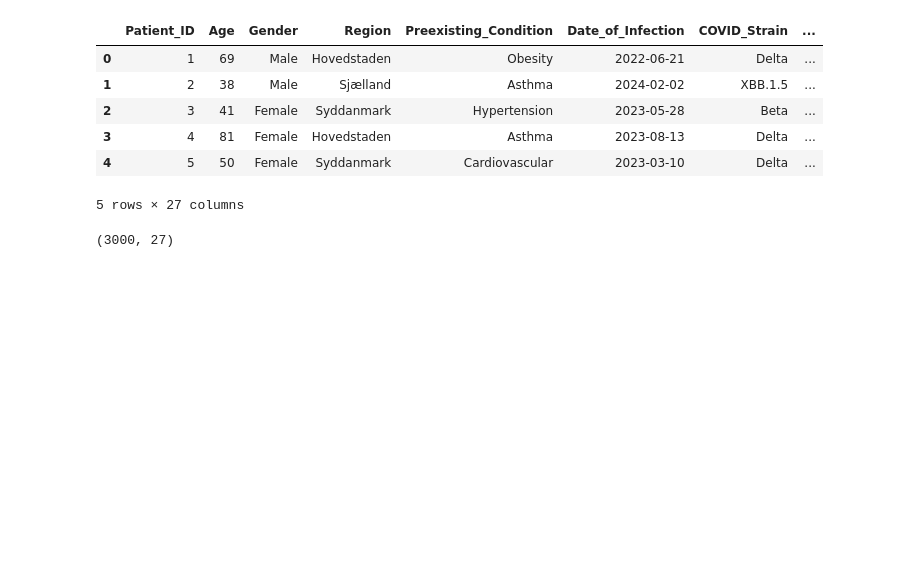
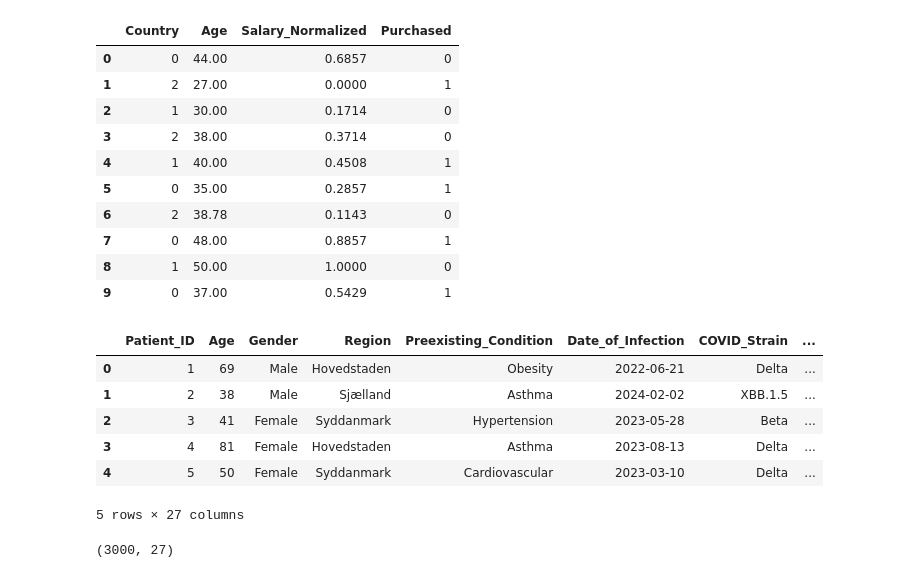
Before and after one commit to El-Modmer-Mekawy/ML-Workshop, a Jupyter notebook: Day 1/preprocessing.ipynb, the cells around one changed output. Cells and saved outputs as stored; diff of their text form; code cells hidden in the pictures; blank space fills up the shorter version.

```diff
--- a/Day 1/preprocessing.ipynb
+++ b/Day 1/preprocessing.ipynb
@@ -5,3 +20,18 @@ import matplotlib.pyplot as plt
+# %%
+ex_done = pd.read_csv("demonstration_after.csv")
+ex_done
+# %% [output]
+|  | Country | Age | Salary_Normalized | Purchased |
+| 0 | 0 | 44.00 | 0.6857 | 0 |
+| 1 | 2 | 27.00 | 0.0000 | 1 |
+| 2 | 1 | 30.00 | 0.1714 | 0 |
+| 3 | 2 | 38.00 | 0.3714 | 0 |
+| 4 | 1 | 40.00 | 0.4508 | 1 |
+| 5 | 0 | 35.00 | 0.2857 | 1 |
+| 6 | 2 | 38.78 | 0.1143 | 0 |
+| 7 | 0 | 48.00 | 0.8857 | 1 |
+| 8 | 1 | 50.00 | 1.0000 | 0 |
+| 9 | 0 | 37.00 | 0.5429 | 1 |
 # %%
 df = pd.read_csv("covid.csv")
 # %%
```
Also changed, not shown: parts of 6 cells of this notebook.
